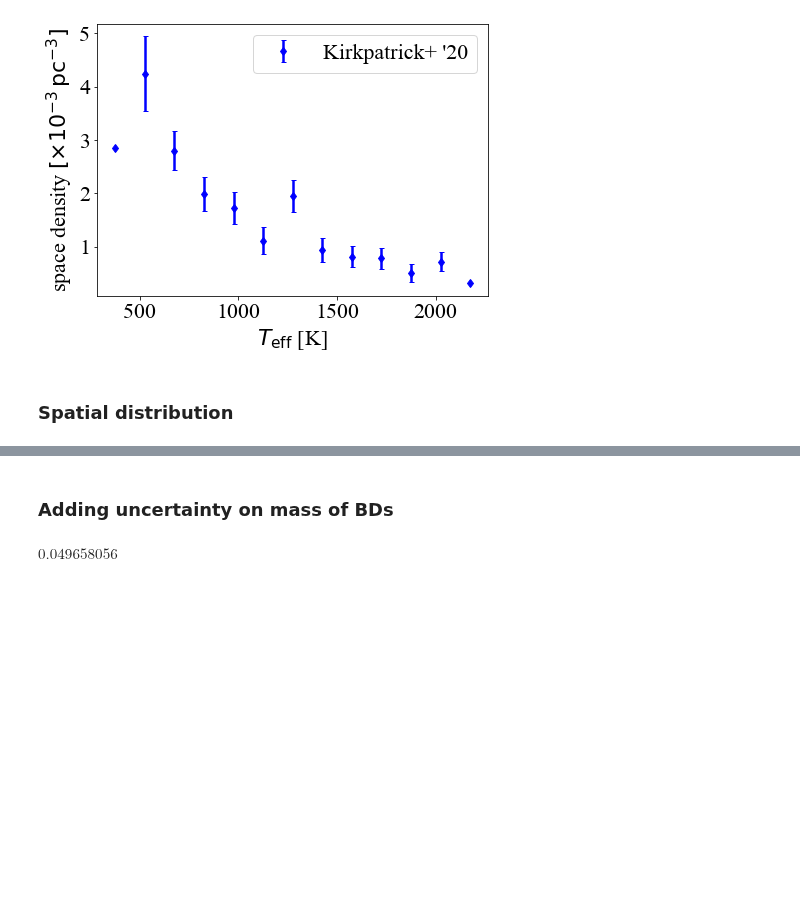
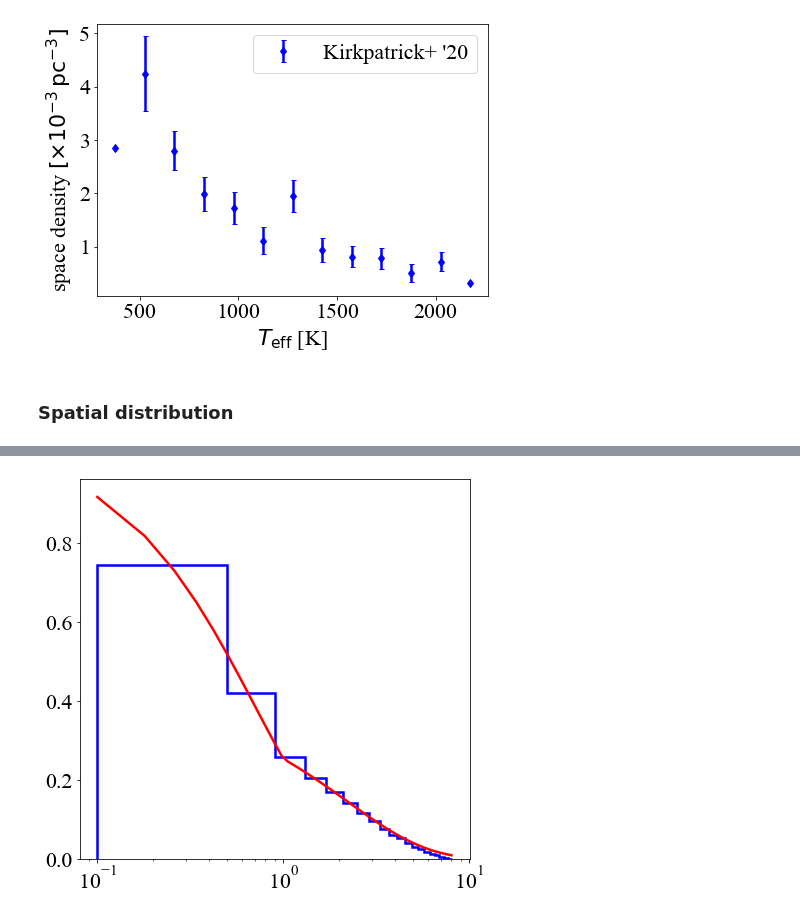
Before and after one commit to SvPoder/exoplanets, a Jupyter notebook: jupyter-notebook/simulations.ipynb, the cells around one changed output, grey strips where cells are left out. Drawn from its saved outputs; the diff is of its cells as text; code cells hidden in the pictures; blank space fills up the shorter version.

```diff
--- a/jupyter-notebook/simulations.ipynb
+++ b/jupyter-notebook/simulations.ipynb
@@ -119,2 +118,0 @@ _, _, _ = ax.hist(r, histtype="step", linewidth=2.5, color="blue", density=True)
-# %% [markdown]
-### Adding uncertainty on mass of BDs
@@ -131,4 +119,13 @@ r_obs, Tobs, rel_unc_Tobs, Teff, mass, mass_obs, log_ages = mock_population(nBDs
-# %%
-np.mean(np.abs(mass_obs-mass)/mass)
-# %% [output]
-$0.049658056 \; \mathrm{}$
+# %%
+fig, ax = plt.subplots(1, 1, figsize=(7, 7))
+
+radius = np.linspace(0.1, 8., 100)
+from scipy.integrate import quad
+A = quad(rho, 0.1, 8.178, args=(0., np.pi/2., ))
+ax.plot(radius, rho(radius, 0., np.pi/2.)/A[0], color="red", lw=2.5)
+
+_, _, _ = ax.hist(r, histtype="step", linewidth=2.5, color="blue", density=True, bins=20)
+
+ax.set_xscale("log")
+# %% [output]
+[figure, added]
```
Also changed, not shown: parts of 6 cells of this notebook, 4 other files.
